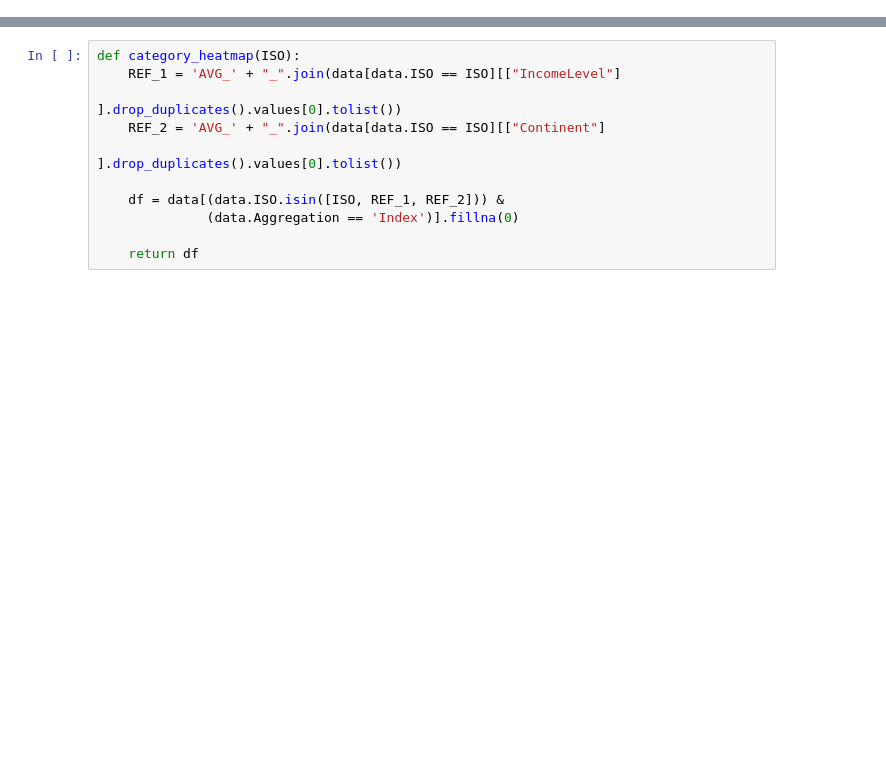
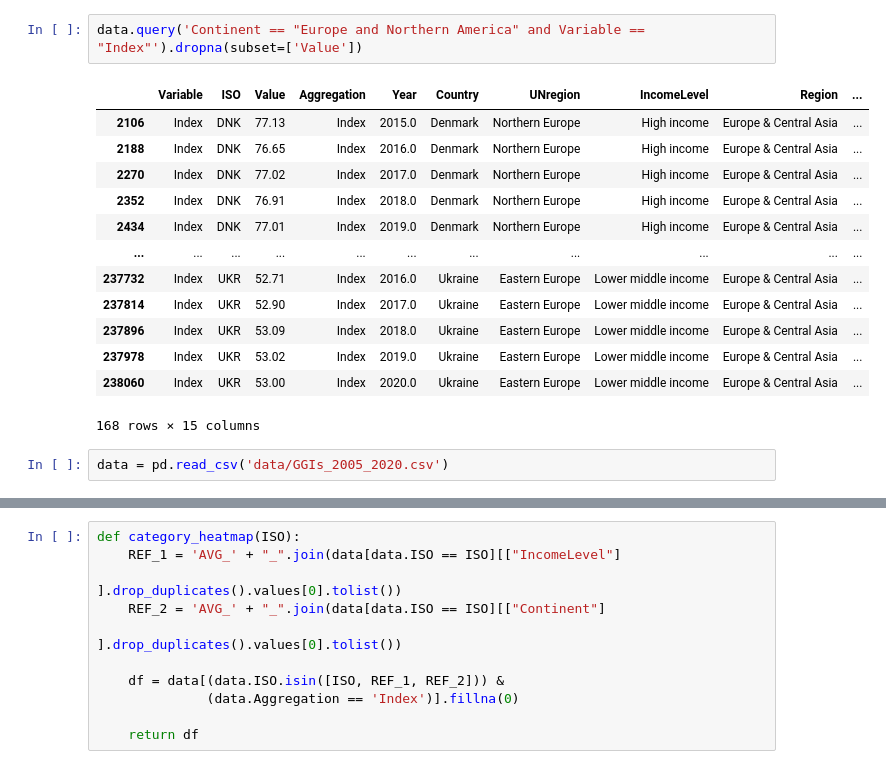
Before and after one commit to simonzabrocki/SimulationDashboard, a Jupyter notebook: draft.ipynb, the cells around one changed output, grey strips where cells are left out. Drawn from its saved outputs; the diff is of its cells as text; blank space fills up the shorter version.

```diff
--- a/draft.ipynb
+++ b/draft.ipynb
@@ -21,0 +36,18 @@ data
+# %%
+data.query('Continent == "Europe and Northern America" and Variable == "Index"').dropna(subset=['Value'])
+# %% [output]
+|  | Variable | ISO | Value | Aggregation | Year | Country | UNregion | IncomeLevel | Region | ... |
+| 2106 | Index | DNK | 77.13 | Index | 2015.0 | Denmark | Northern Europe | High income | Europe & Central Asia | ... |
+| 2188 | Index | DNK | 76.65 | Index | 2016.0 | Denmark | Northern Europe | High income | Europe & Central Asia | ... |
+| 2270 | Index | DNK | 77.02 | Index | 2017.0 | Denmark | Northern Europe | High income | Europe & Central Asia | ... |
+| 2352 | Index | DNK | 76.91 | Index | 2018.0 | Denmark | Northern Europe | High income | Europe & Central Asia | ... |
+| 2434 | Index | DNK | 77.01 | Index | 2019.0 | Denmark | Northern Europe | High income | Europe & Central Asia | ... |
+| ... | ... | ... | ... | ... | ... | ... | ... | ... | ... | ... |
+| 237732 | Index | UKR | 52.71 | Index | 2016.0 | Ukraine | Eastern Europe | Lower middle income | Europe & Central Asia | ... |
+| 237814 | Index | UKR | 52.90 | Index | 2017.0 | Ukraine | Eastern Europe | Lower middle income | Europe & Central Asia | ... |
+| 237896 | Index | UKR | 53.09 | Index | 2018.0 | Ukraine | Eastern Europe | Lower middle income | Europe & Central Asia | ... |
+| 237978 | Index | UKR | 53.02 | Index | 2019.0 | Ukraine | Eastern Europe | Lower middle income | Europe & Central Asia | ... |
+| 238060 | Index | UKR | 53.00 | Index | 2020.0 | Ukraine | Eastern Europe | Lower middle income | Europe & Central Asia | ... |
+168 rows × 15 columns
+# %%
+data = pd.read_csv('data/GGIs_2005_2020.csv')
```
Also changed, not shown: parts of 18 cells of this notebook, 5 other files.
